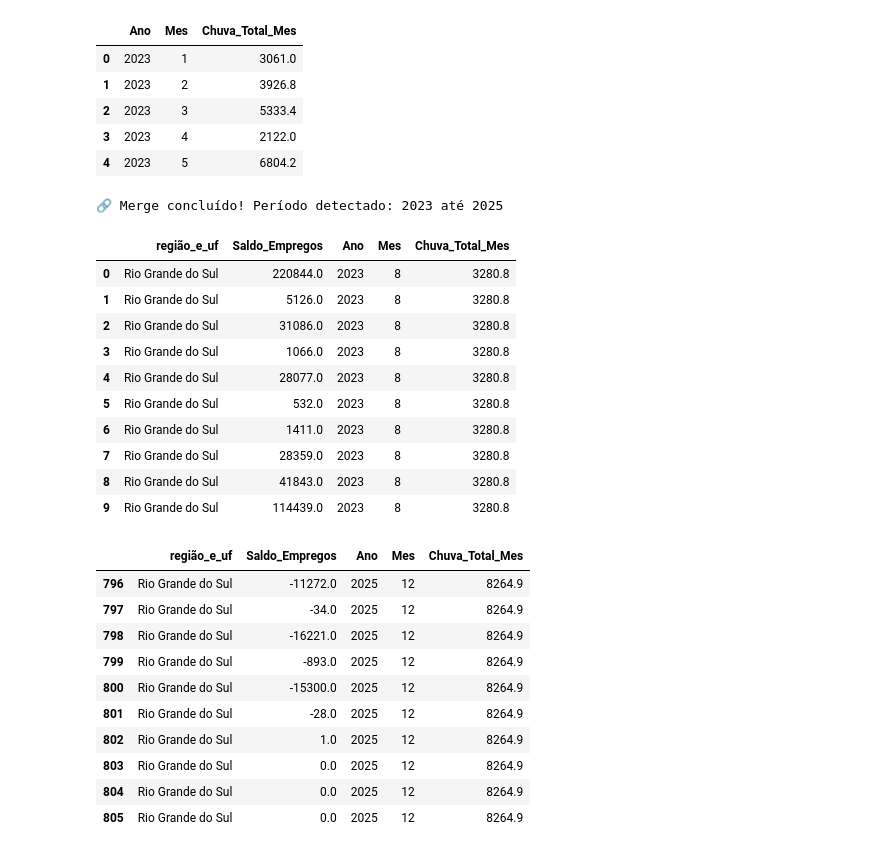
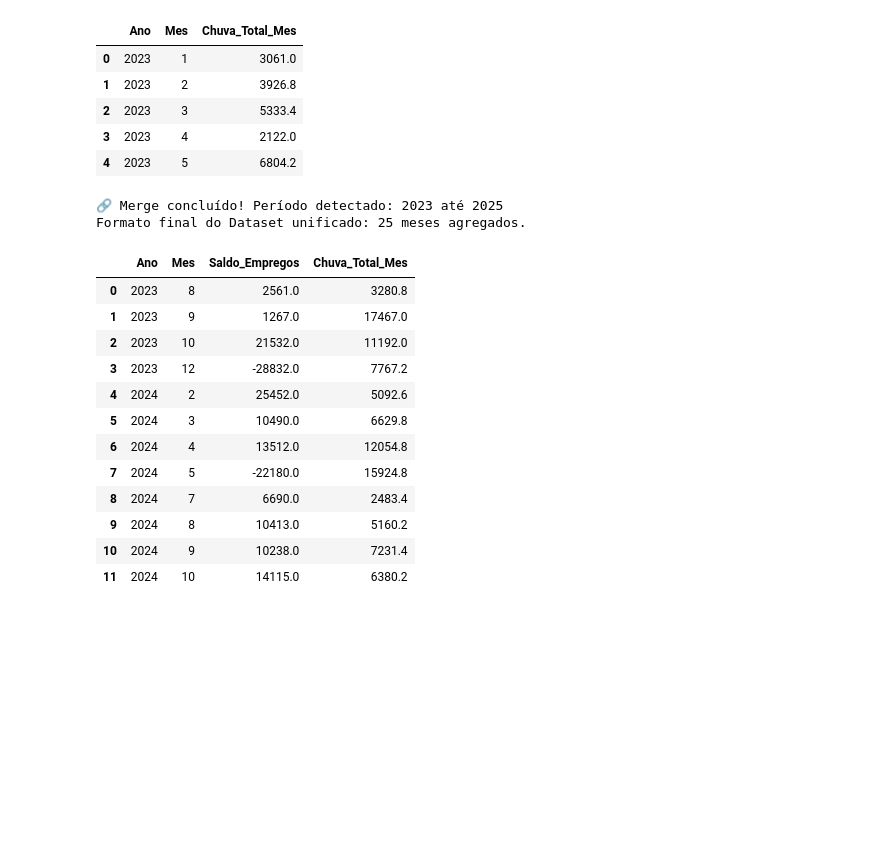
Before and after one commit to rs-impact-lab/rs-impact, a Jupyter notebook: notebooks/03_merge_e_correlacao.ipynb, the cells around one changed output. Drawn from its saved outputs; the diff is of its cells as text; code cells hidden in the pictures; blank space fills up the shorter version.

```diff
--- a/notebooks/03_merge_e_correlacao.ipynb
+++ b/notebooks/03_merge_e_correlacao.ipynb
@@ -6,14 +6,14 @@ from pathlib import Path
 
 #NOTE: Subindo um nível para sair de 'notebooks/' e acessar 'data/'
 RAIZ = Path().resolve().parent
-DIR_CAGED = RAIZ / "data" / "processed" / "caged-parquet"
+DIR_CAGED = RAIZ / "data" / "processed" / "caged"
 #NOTE: O arquivo do INMET ainda está em formato CSV.
 CAMINHO_CLIMA = RAIZ / "data" / "processed" / "clima" / "clima_rs_mensal.csv"
 
 if not DIR_CAGED.exists():
     print(f"❌ Erro: O diretório {DIR_CAGED} não existe.")
 else:
-    arquivos_caged = list(DIR_CAGED.rglob("*tabela_1*.parquet"))
+    arquivos_caged = list(DIR_CAGED.rglob("*tabela_3*.parquet"))
 
     if not arquivos_caged:
         print(f"⚠️ Alerta: Nenhum arquivo 'tabela_1' encontrado em {DIR_CAGED}")
@@ -68,68 +68,70 @@ display(df_clima_mensal.head())
 | 3 | 2023 | 4 | 2122.0 |
 | 4 | 2023 | 5 | 6804.2 |
 # %%
-# CÉLULA 3
+# CÉLULA 3: Tratamento do CAGED (Tabela 3) e Merge com Clima
 import re
 
+# Captura colunas de saldos mensais vigentes
 colunas_saldos = [c for c in df_caged.columns if '_saldos' in c and 'acumulado' not in c and 'últimos' not in c]
 
 meses_map = {
     'janeiro': 1, 'fevereiro': 2, 'março': 3, 'abril': 4, 'maio': 5, 'mai': 5,
     'junho': 6, 'julho': 7, 'agosto': 8, 'setembro': 9, 'outubro': 10, 'novembro': 11, 'dezembro': 12
 }
 
 lista_frames = []
 
 for col in colunas_saldos:
     match = re.search(r'([a-zç]+)(\d{4})', col)
     if match:
         mes_nome, ano_val = match.group(1), int(match.group(2))
         mes_val = meses_map.get(mes_nome)
 
         if mes_val:
-            temp_df = df_caged[['região_e_uf', col]].copy()
+            # CORREÇÃO: Utilizando as colunas reais da Tabela 3 ('uf', 'município')
+            # Usamos get() ou uma checagem preventiva para evitar novos KeyErrors
+            col_mun = 'município' if 'município' in df_caged.columns else 'municipio'
+
+            temp_df = df_caged[['uf', col_mun, col]].copy()
             temp_df = temp_df.dropna(subset=[col])
-            temp_df['região_e_uf'] = temp_df['região_e_uf'].fillna('Rio Grande do Sul')
+
+            # Garante que lixo ou totais ocultos sejam removidos antes de empilhar
+            temp_df = temp_df[~temp_df[col_mun].astype(str).str.contains('total|ignorado|subtotal', case=False, na=False)]
+
             temp_df['Ano'] = ano_val
             temp_df['Mes'] = mes_val
-            temp_df.rename(columns={col: 'Saldo_Empregos'}, inplace=True)
+            temp_df.rename(columns={col: 'Saldo_Empregos', col_mun: 'Municipio', 'uf': 'UF'}, inplace=True)
             lista_frames.append(temp_df)
 
+# Cria o DataFrame no formato longo (ainda por município)
 df_caged_longo = pd.concat(lista_frames, ignore_index=True)
 
+# Agrega os dados a nível ESTADUAL para que o merge por data bata 1:1 com o INMET
+df_caged_mensal_rs = df_caged_longo.groupby(['Ano', 'Mes'])['Saldo_Empregos'].sum().reset_index()
 
-df_merged = pd.merge(df_caged_longo, df_clima_mensal, on=['Ano', 'Mes'], how='inner')
-
-
+# Realiza o Merge com o clima mensal consolidado
+df_merged = pd.merge(df_caged_mensal_rs, df_clima_mensal, on=['Ano', 'Mes'], how='inner')
 df_merged = df_merged.sort_values(['Ano', 'Mes']).reset_index(drop=True)
 
 print(f"🔗 Merge concluído! Período detectado: {df_merged['Ano'].min()} até {df_merged['Ano'].max()}")
-display(df_merged.head(10))
-display(df_merged.tail(10))
+print(f"Formato final do Dataset unificado: {df_merged.shape[0]} meses agregados.")
+display(df_merged.head(12))
 # %% [output]
 🔗 Merge concluído! Período detectado: 2023 até 2025
+Formato final do Dataset unificado: 25 meses agregados.
-|  | região_e_uf | Saldo_Empregos | Ano | Mes | Chuva_Total_Mes |
-| 0 | Rio Grande do Sul | 220844.0 | 2023 | 8 | 3280.8 |
-| 1 | Rio Grande do Sul | 5126.0 | 2023 | 8 | 3280.8 |
-| 2 | Rio Grande do Sul | 31086.0 | 2023 | 8 | 3280.8 |
-| 3 | Rio Grande do Sul | 1066.0 | 2023 | 8 | 3280.8 |
-| 4 | Rio Grande do Sul | 28077.0 | 2023 | 8 | 3280.8 |
-| 5 | Rio Grande do Sul | 532.0 | 2023 | 8 | 3280.8 |
-| 6 | Rio Grande do Sul | 1411.0 | 2023 | 8 | 3280.8 |
-| 7 | Rio Grande do Sul | 28359.0 | 2023 | 8 | 3280.8 |
-| 8 | Rio Grande do Sul | 41843.0 | 2023 | 8 | 3280.8 |
-| 9 | Rio Grande do Sul | 114439.0 | 2023 | 8 | 3280.8 |
+|  | Ano | Mes | Saldo_Empregos | Chuva_Total_Mes |
+| 0 | 2023 | 8 | 2561.0 | 3280.8 |
+| 1 | 2023 | 9 | 1267.0 | 17467.0 |
+| 2 | 2023 | 10 | 21532.0 | 11192.0 |
+| 3 | 2023 | 12 | -28832.0 | 7767.2 |
+| 4 | 2024 | 2 | 25452.0 | 5092.6 |
+| 5 | 2024 | 3 | 10490.0 | 6629.8 |
+| 6 | 2024 | 4 | 13512.0 | 12054.8 |
+| 7 | 2024 | 5 | -22180.0 | 15924.8 |
+| 8 | 2024 | 7 | 6690.0 | 2483.4 |
+| 9 | 2024 | 8 | 10413.0 | 5160.2 |
+| 10 | 2024 | 9 | 10238.0 | 7231.4 |
+| 11 | 2024 | 10 | 14115.0 | 6380.2 |
-|  | região_e_uf | Saldo_Empregos | Ano | Mes | Chuva_Total_Mes |
-| 796 | Rio Grande do Sul | -11272.0 | 2025 | 12 | 8264.9 |
-| 797 | Rio Grande do Sul | -34.0 | 2025 | 12 | 8264.9 |
-| 798 | Rio Grande do Sul | -16221.0 | 2025 | 12 | 8264.9 |
-| 799 | Rio Grande do Sul | -893.0 | 2025 | 12 | 8264.9 |
-| 800 | Rio Grande do Sul | -15300.0 | 2025 | 12 | 8264.9 |
-| 801 | Rio Grande do Sul | -28.0 | 2025 | 12 | 8264.9 |
-| 802 | Rio Grande do Sul | 1.0 | 2025 | 12 | 8264.9 |
-| 803 | Rio Grande do Sul | 0.0 | 2025 | 12 | 8264.9 |
-| 804 | Rio Grande do Sul | 0.0 | 2025 | 12 | 8264.9 |
-| 805 | Rio Grande do Sul | 0.0 | 2025 | 12 | 8264.9 |
 # %%
 # CÉLULA 4 - VERIFICAÇÃO
 display(df_merged[df_merged['Ano'] == 2024].head())
```
Also changed, not shown: parts of 9 cells of this notebook, 21 other files.
